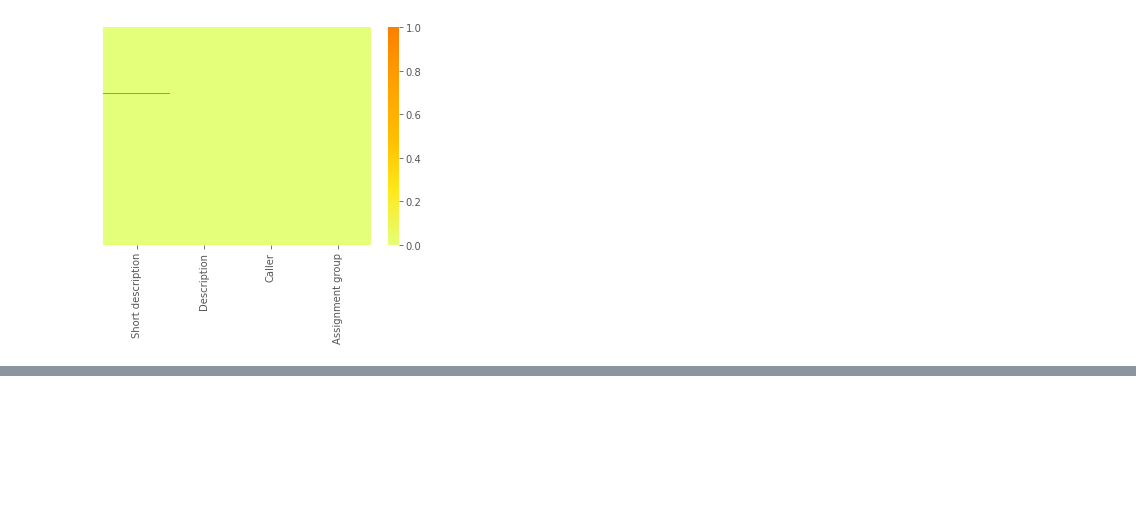
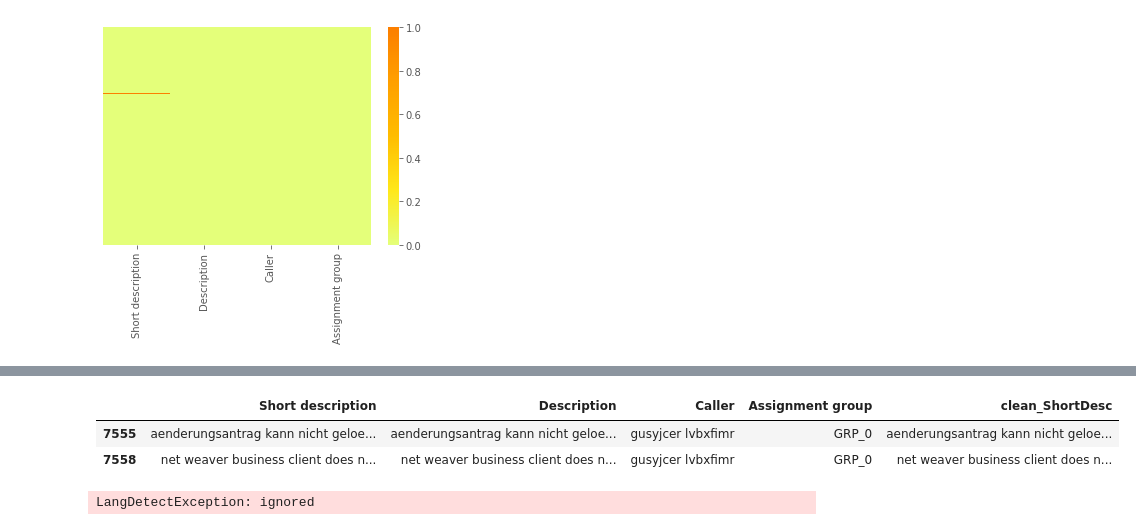
Before and after one commit to ABPande/AIML_CAPSTONE_NLP_B_GRP_4, a Jupyter notebook: Capstone Project.ipynb, the cells around one changed output, grey strips where cells are left out. Saved outputs shown, nothing was run; the diff lists cells and outputs as text; code cells hidden in the pictures; blank space fills up the shorter version.

```diff
--- a/Capstone Project.ipynb
+++ b/Capstone Project.ipynb
@@ -207,0 +266,7 @@ False
+# %%
+non_eng_text=Ticket_df.loc[Ticket_df['Caller']=="gusyjcer lvbxfimr"]
+non_eng_text
+# %% [output]
+|  | Short description | Description | Caller | Assignment group | clean_ShortDesc |
+| 7555 | aenderungsantrag kann nicht geloe... | aenderungsantrag kann nicht geloe... | gusyjcer lvbxfimr | GRP_0 | aenderungsantrag kann nicht geloe... |
+| 7558 | net weaver business client does n... | net weaver business client does n... | gusyjcer lvbxfimr | GRP_0 | net weaver business client does n... |
@@ -207,0 +290,6 @@ False
+# %%
+classify_Description = []
+for calssify_lang_Description in Ticket_df['Description']:
+  classify_Description.append(classify(calssify_lang_Description, debug = False))
+# %% [output]
+LangDetectException: ignored
```
Also changed, not shown: parts of 43 cells of this notebook.
